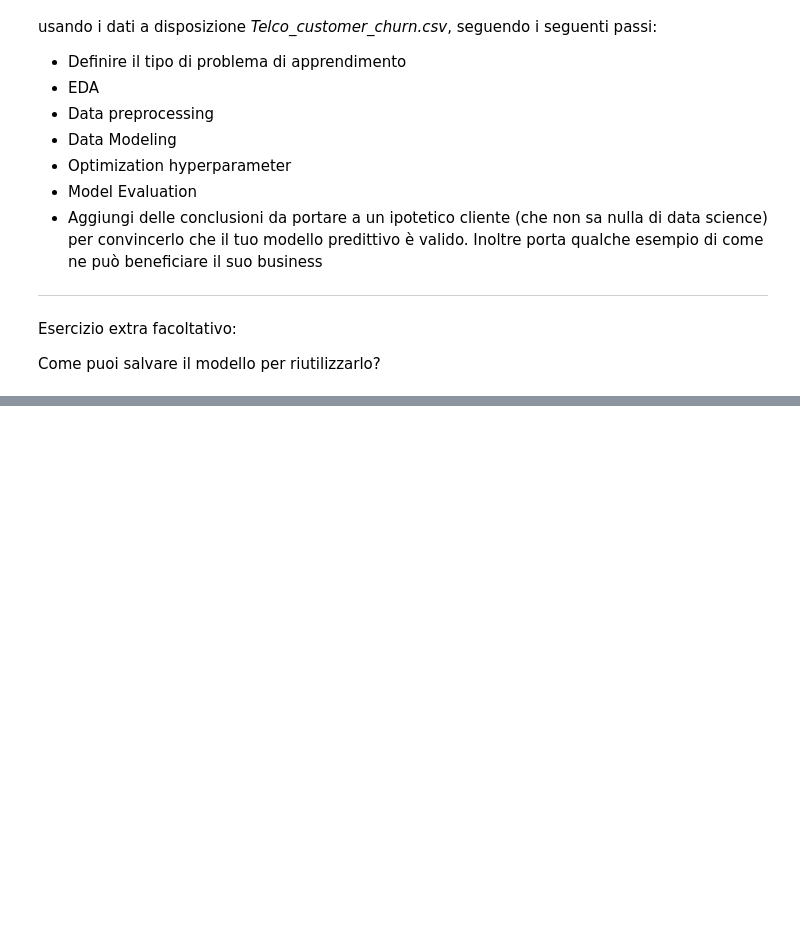
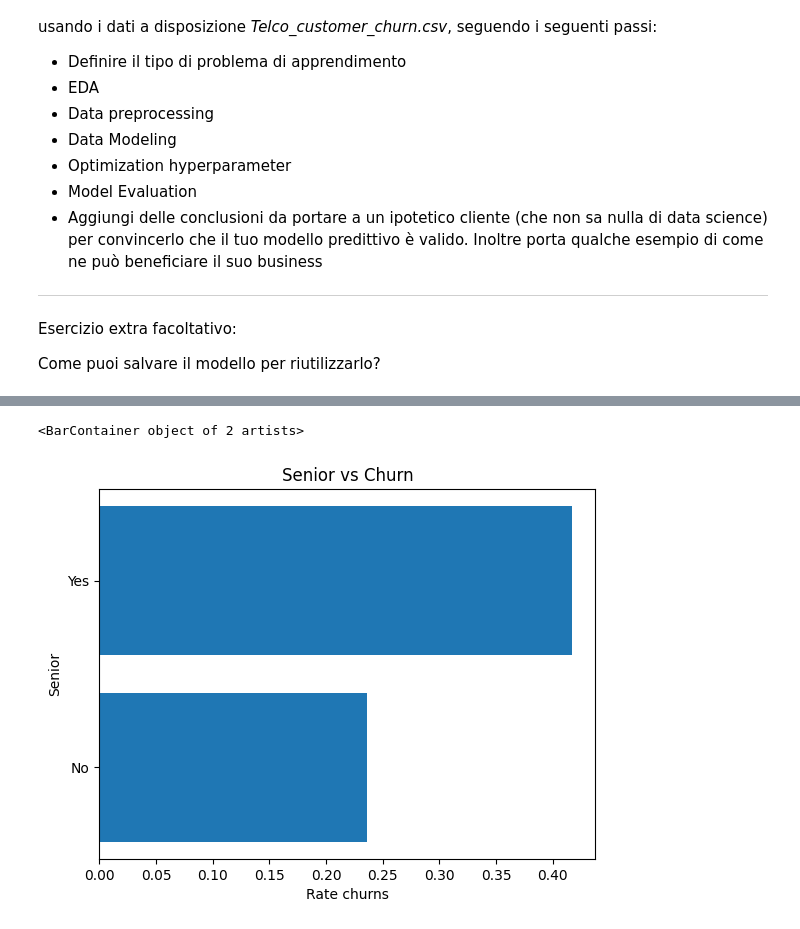
Before and after one commit to lorenzo-arcioni/master-ds, a Jupyter notebook: Workshops/6/6Workshop_traccia.ipynb, the cells around one changed output, grey strips where cells are left out. Drawn from its saved outputs; the diff is of its cells as text; code cells hidden in the pictures; blank space fills up the shorter version.

```diff
--- a/Workshops/6/6Workshop_traccia.ipynb
+++ b/Workshops/6/6Workshop_traccia.ipynb
@@ -49,0 +73,15 @@ Index(['CustomerID', 'Count', 'Country', 'State', 'City', 'Zip Code',
+# %%
+# Let's calculate the churn rate by city
+senior_values = df['Senior Citizen'].value_counts().sort_index()
+senior_churns = df[['Senior Citizen', 'Churn Value']].groupby("Senior Citizen").sum()['Churn Value'].sort_index()
+senior_churns_rate = senior_churns / senior_values
+senior_churns_rate = senior_churns_rate.sort_values()
+
+plt.xlabel("Rate churns")
+plt.ylabel("Senior")
+plt.title("Senior vs Churn")
+
+plt.barh(senior_churns_rate.index, senior_churns_rate.values)
+# %% [output]
+<BarContainer object of 2 artists>
+[figure, added]
```
Also changed, not shown: parts of 13 cells of this notebook, 1 other file.
